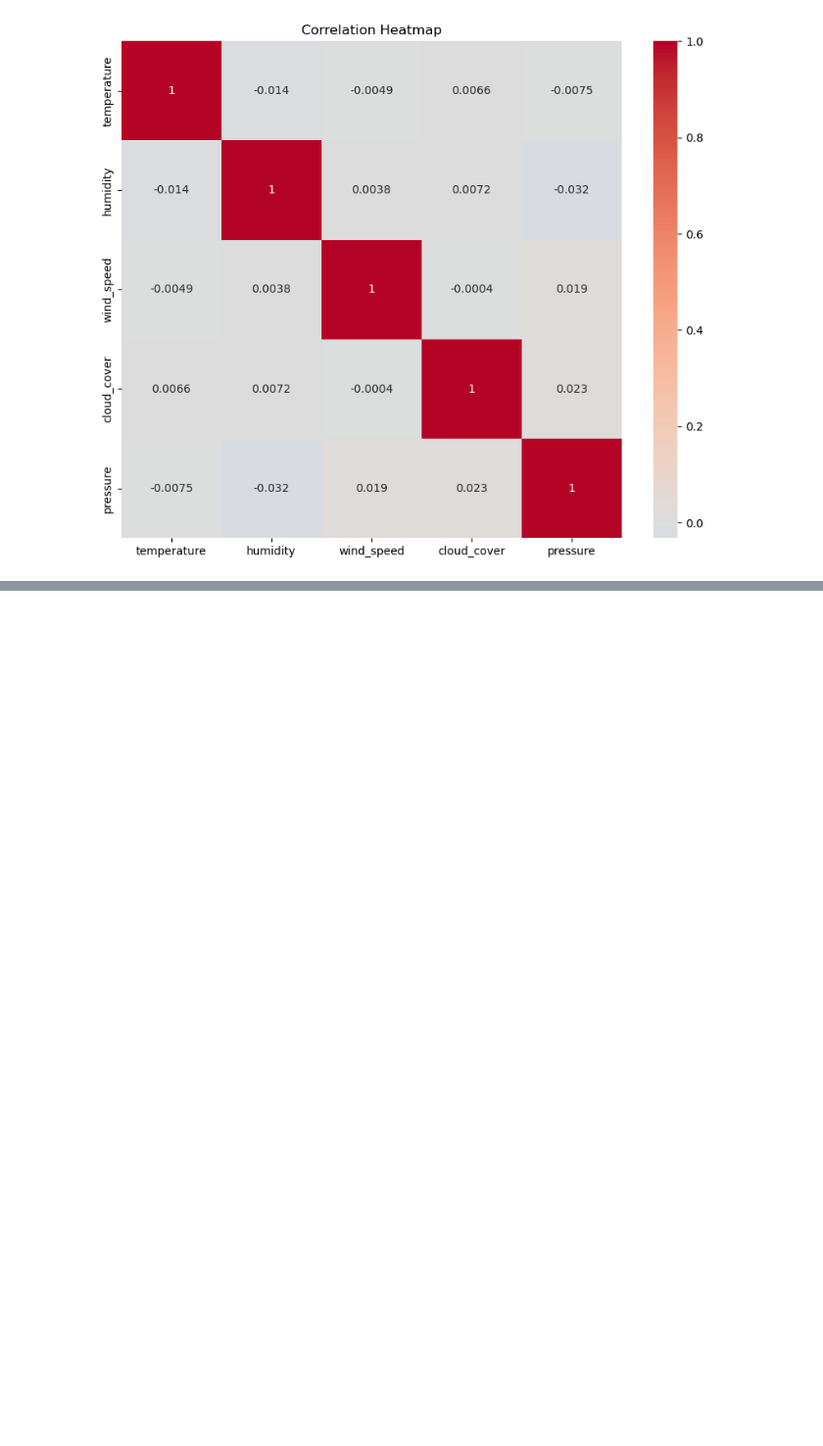
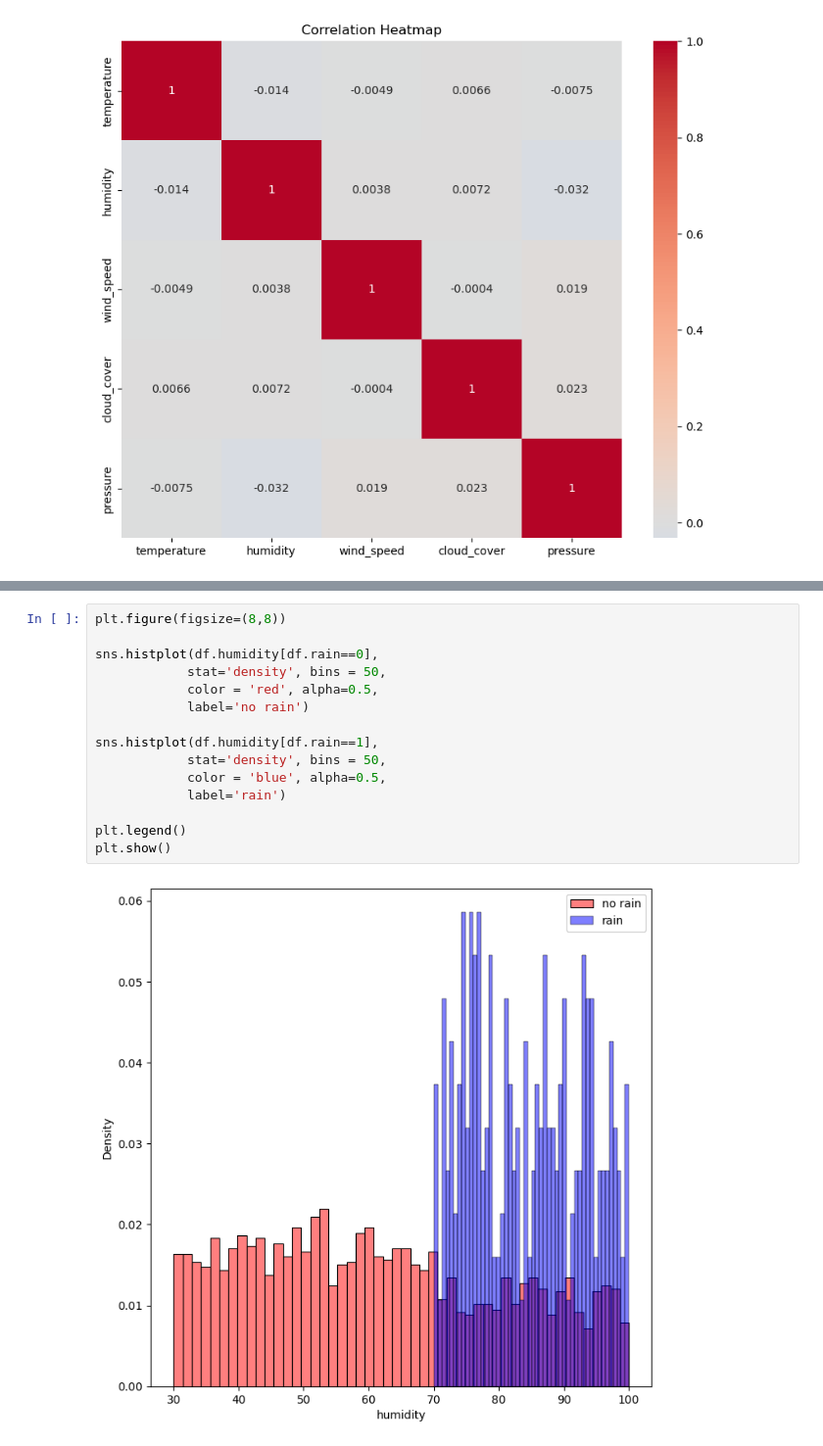
Before and after one commit to Gbolahan43/MLZoomcamp, a Jupyter notebook: Assigments/week 7/MLZoomcamp_week7_project.ipynb, the cells around one changed output, grey strips where cells are left out. Shown: that part at 98% size. Saved outputs shown, nothing was run; the diff lists cells and outputs as text; blank space fills up the shorter version.

```diff
--- a/Assigments/week 7/MLZoomcamp_week7_project.ipynb
+++ b/Assigments/week 7/MLZoomcamp_week7_project.ipynb
@@ -112,0 +132,17 @@ plt.show()
+# %%
+plt.figure(figsize=(8,8))
+
+sns.histplot(df.humidity[df.rain==0],
+            stat='density', bins = 50,
+            color = 'red', alpha=0.5,
+            label='no rain')
+
+sns.histplot(df.humidity[df.rain==1],
+            stat='density', bins = 50,
+            color = 'blue', alpha=0.5,
+            label='rain')
+
+plt.legend()
+plt.show()
+# %% [output]
+[figure, added]
```
Also changed, not shown: parts of 50 cells of this notebook.
